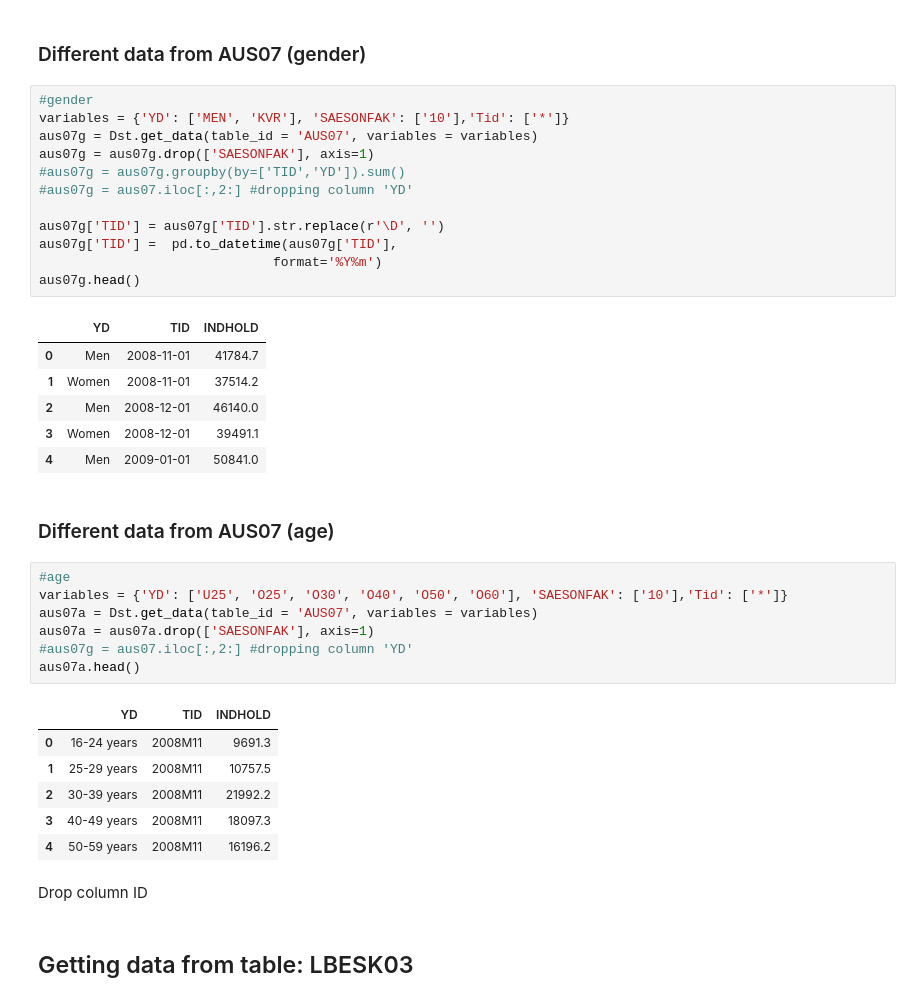
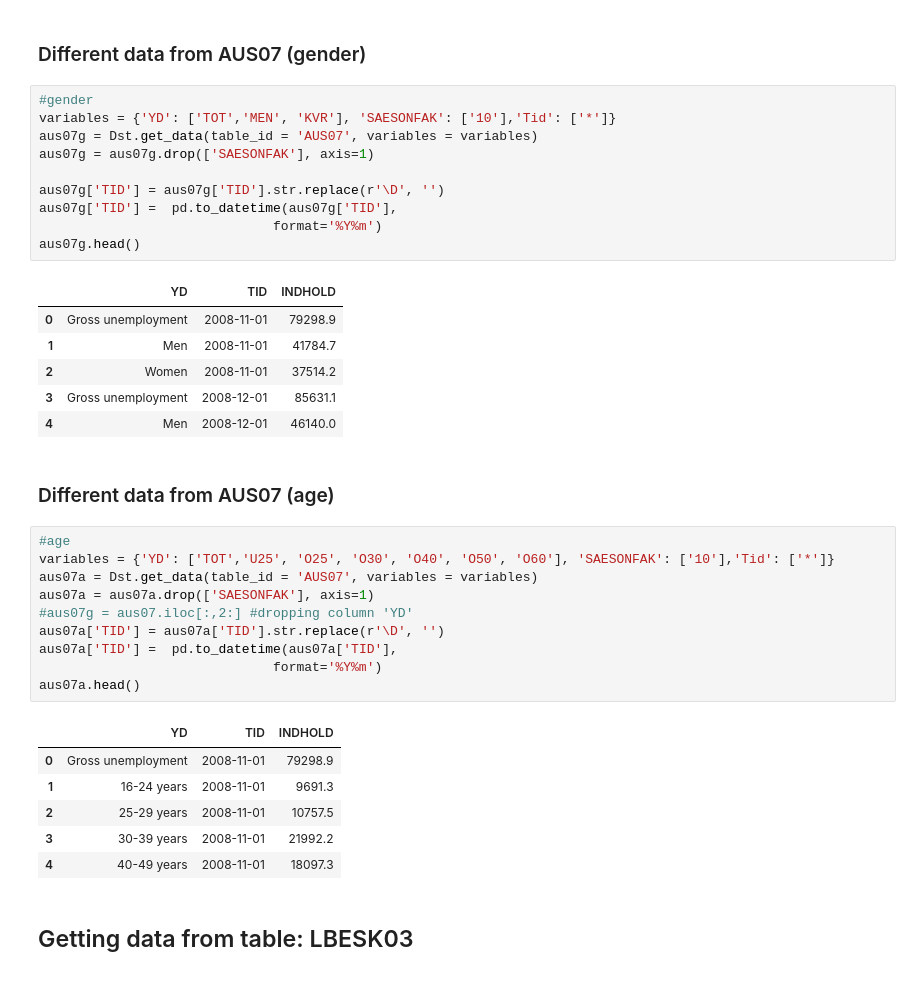
Before and after one commit to ceciliechrstnsn/projects-2021-luna-hjerteknuser, a Jupyter notebook: dataproject/dataproject.ipynb, the cells around one changed output. Drawn from its saved outputs; the diff is of its cells as text.

```diff
--- a/dataproject/dataproject.ipynb
+++ b/dataproject/dataproject.ipynb
@@ -107,11 +106,9 @@ aus07.head()
 ### Different data from AUS07 (gender)
 # %%
 #gender
-variables = {'YD': ['MEN', 'KVR'], 'SAESONFAK': ['10'],'Tid': ['*']}
+variables = {'YD': ['TOT','MEN', 'KVR'], 'SAESONFAK': ['10'],'Tid': ['*']}
 aus07g = Dst.get_data(table_id = 'AUS07', variables = variables)
 aus07g = aus07g.drop(['SAESONFAK'], axis=1)
-#aus07g = aus07g.groupby(by=['TID','YD']).sum()
-#aus07g = aus07.iloc[:,2:] #dropping column 'YD'
 
 aus07g['TID'] = aus07g['TID'].str.replace(r'\D', '')
 aus07g['TID'] =  pd.to_datetime(aus07g['TID'],
@@ -119,29 +116,30 @@ aus07g['TID'] =  pd.to_datetime(aus07g['TID'],
 aus07g.head()
 # %% [output]
 |  | YD | TID | INDHOLD |
-| 0 | Men | 2008-11-01 | 41784.7 |
-| 1 | Women | 2008-11-01 | 37514.2 |
-| 2 | Men | 2008-12-01 | 46140.0 |
-| 3 | Women | 2008-12-01 | 39491.1 |
-| 4 | Men | 2009-01-01 | 50841.0 |
+| 0 | Gross unemployment | 2008-11-01 | 79298.9 |
+| 1 | Men | 2008-11-01 | 41784.7 |
+| 2 | Women | 2008-11-01 | 37514.2 |
+| 3 | Gross unemployment | 2008-12-01 | 85631.1 |
+| 4 | Men | 2008-12-01 | 46140.0 |
 # %% [markdown]
 ### Different data from AUS07 (age)
 # %%
 #age
-variables = {'YD': ['U25', 'O25', 'O30', 'O40', 'O50', 'O60'], 'SAESONFAK': ['10'],'Tid': ['*']}
+variables = {'YD': ['TOT','U25', 'O25', 'O30', 'O40', 'O50', 'O60'], 'SAESONFAK': ['10'],'Tid': ['*']}
 aus07a = Dst.get_data(table_id = 'AUS07', variables = variables)
 aus07a = aus07a.drop(['SAESONFAK'], axis=1)
 #aus07g = aus07.iloc[:,2:] #dropping column 'YD'
+aus07a['TID'] = aus07a['TID'].str.replace(r'\D', '')
+aus07a['TID'] =  pd.to_datetime(aus07a['TID'],
+                              format='%Y%m')
 aus07a.head()
 # %% [output]
 |  | YD | TID | INDHOLD |
-| 0 | 16-24 years | 2008M11 | 9691.3 |
-| 1 | 25-29 years | 2008M11 | 10757.5 |
-| 2 | 30-39 years | 2008M11 | 21992.2 |
-| 3 | 40-49 years | 2008M11 | 18097.3 |
-| 4 | 50-59 years | 2008M11 | 16196.2 |
+| 0 | Gross unemployment | 2008-11-01 | 79298.9 |
+| 1 | 16-24 years | 2008-11-01 | 9691.3 |
+| 2 | 25-29 years | 2008-11-01 | 10757.5 |
+| 3 | 30-39 years | 2008-11-01 | 21992.2 |
+| 4 | 40-49 years | 2008-11-01 | 18097.3 |
-# %% [markdown]
-Drop column ID
 # %% [markdown]
 ## Getting data from table: LBESK03
 # %%
```
Also changed, not shown: parts of 34 cells of this notebook.
